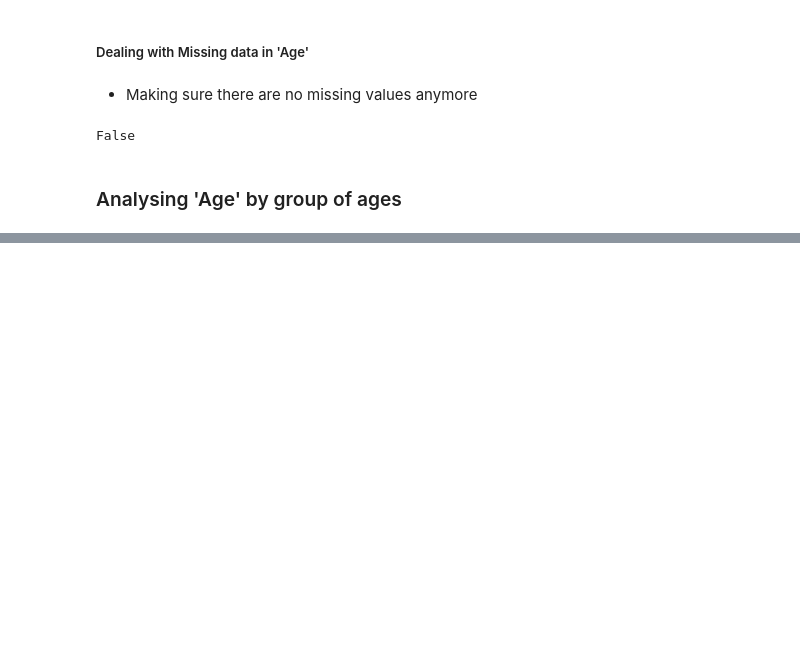
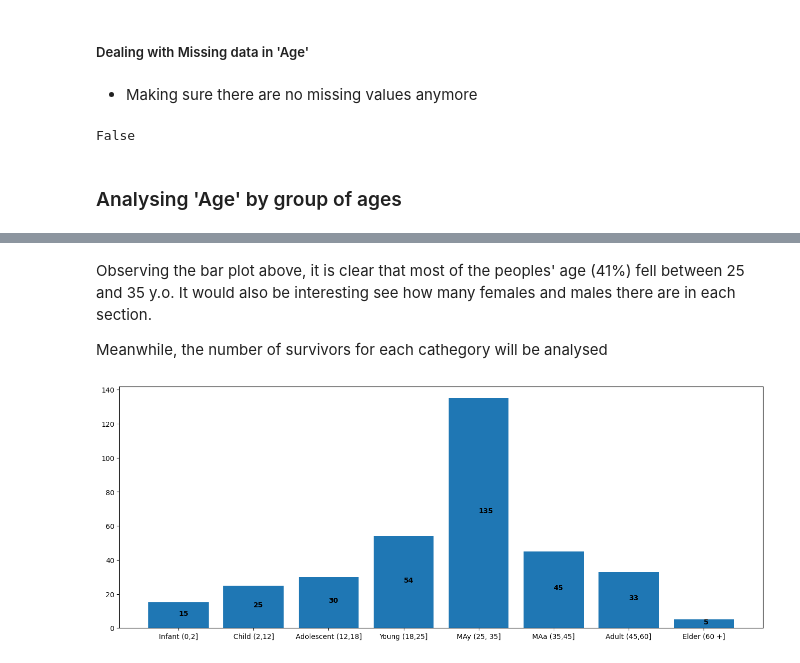
Before and after one commit to BakiRhina/Titanic, a Jupyter notebook: main.ipynb, the cells around one changed output, grey strips where cells are left out. Cells and saved outputs as stored; diff of their text form; code cells hidden in the pictures; blank space fills up the shorter version.

```diff
--- a/main.ipynb
+++ b/main.ipynb
@@ -292,0 +315,46 @@ len(infant), len(child), len(adolescent), len(young), len(middle_aged_young), le
+# %% [markdown]
+Observing the bar plot above, it is clear that most of the peoples' age (41%) fell between 25 and 35 y.o. It would also be interesting see how many females and males there are in each section.
+
+Meanwhile, the number of survivors for each cathegory will be analysed
+# %%
+surv_infant = []
+surv_child = []
+surv_adolescent = []
+surv_young = []
+surv_middle_aged_young = []
+surv_middle_aged_adult = []
+surv_adult = []
+surv_elder = []
+
+
+
+for idx, age in enumerate(train["Age"]):
+  if train["Survived"].iloc[idx] == 1:
+      if age <= 2:
+        surv_infant.append(age)
+      elif 2 < age <= 12:
+        surv_child.append(age)
+      elif 12 < age <= 18:
+        surv_adolescent.append(age)
+      elif 18 < age <= 25:
+        surv_young.append(age)
+      elif 25 < age <= 35:
+        surv_middle_aged_young.append(age)
+      elif 35 < age <= 45:
+        surv_middle_aged_adult.append(age)
+      elif 45 < age <= 60:
+        surv_adult.append(age)
+      else:
+        surv_elder.append(age)
+
+fig = plt.figure()
+ax = fig.add_axes([0,0,2,1])
+surv_ages = ['Infant (0,2]', 'Child (2,12]', 'Adolescent (12,18]', 'Young (18,25]', 'MAy (25, 35]', 'MAa (35,45]', 'Adult (45,60]', 'Elder (60 +]']
+surv_nages = [len(surv_infant), len(surv_child), len(surv_adolescent), len(surv_young), len(surv_middle_aged_young), len(surv_middle_aged_adult), len(surv_adult), len(surv_elder)]
+ax.bar(surv_ages, surv_nages)
+
+for idx, value in enumerate(surv_nages):
+  ax.text(idx, value/2, str(value), color = 'black', fontweight = 'bold')
+plt.show()
+# %% [output]
+[figure, added]
```
Also changed, not shown: parts of 5 cells of this notebook.
